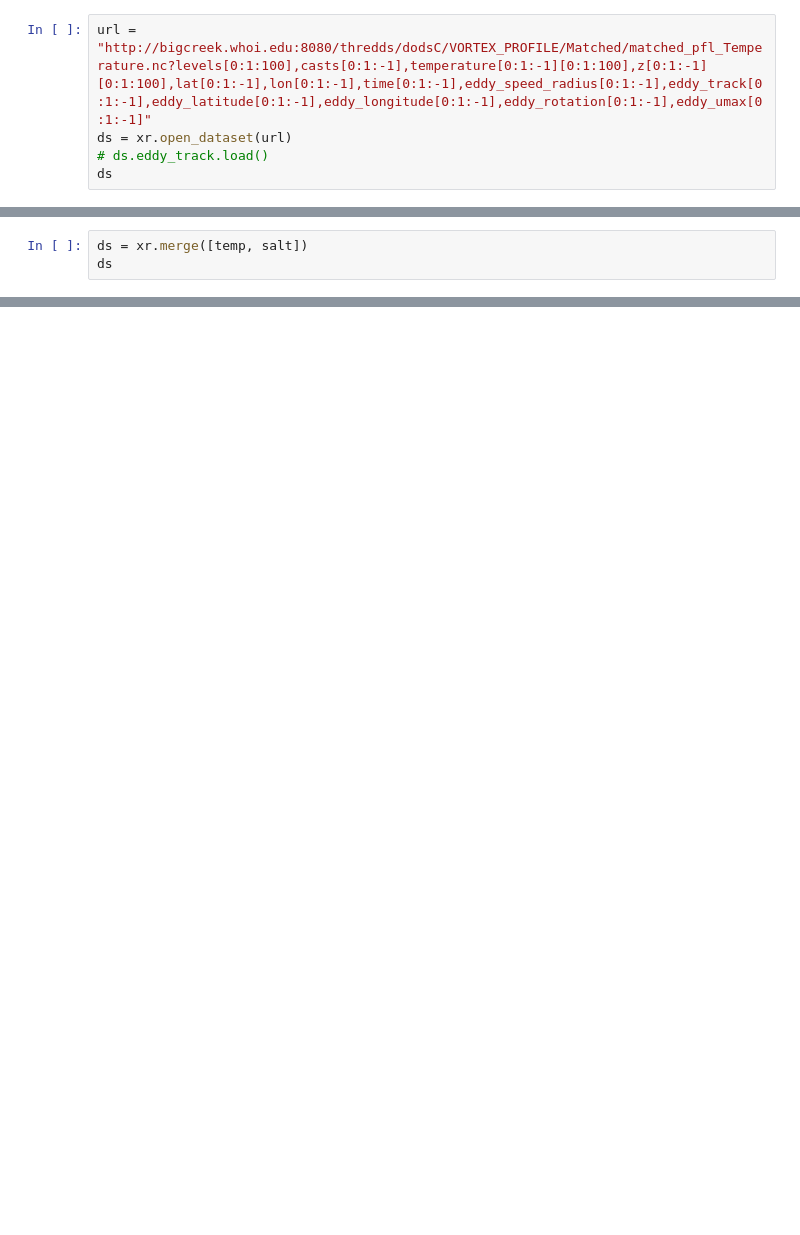
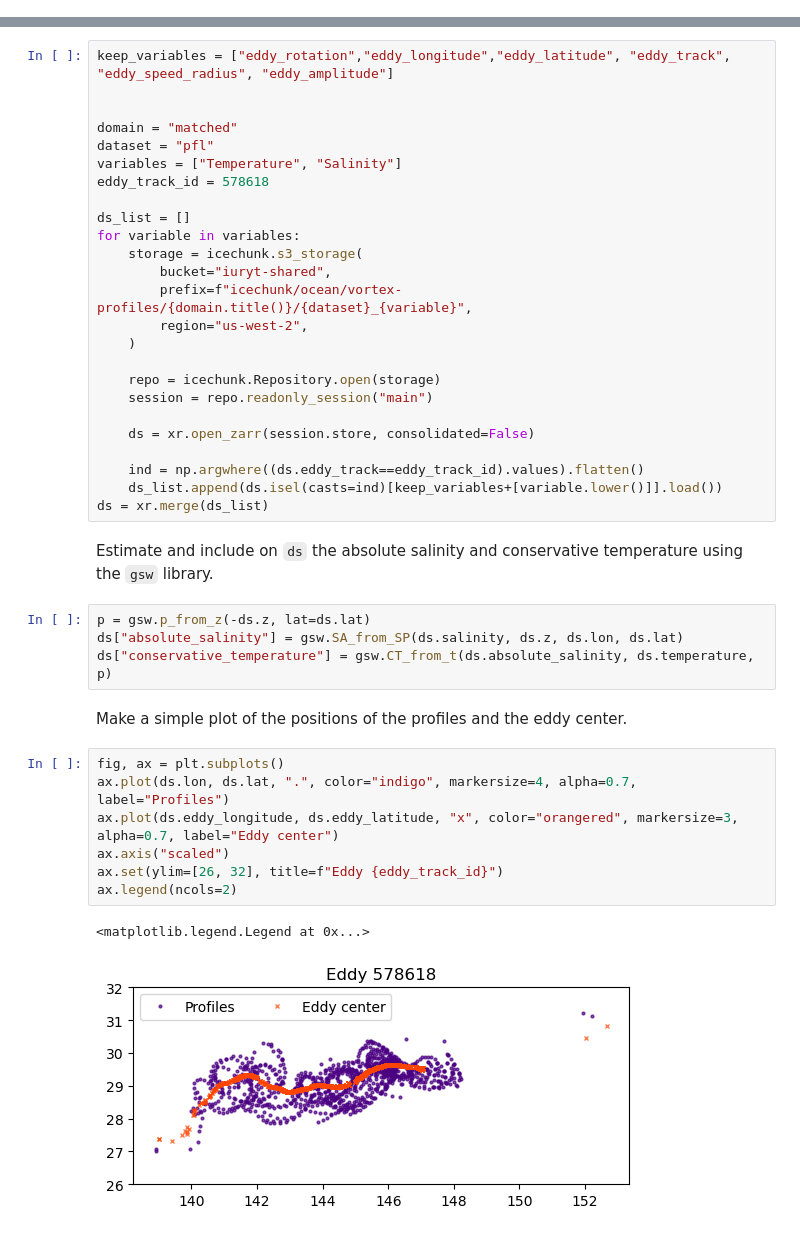
Before and after one commit to iuryt/vortex_profile_matching, a Jupyter notebook: examples/unique_eddy.ipynb, the cells around one changed output, grey strips where cells are left out. Drawn from its saved outputs; the diff is of its cells as text; blank space fills up the shorter version.

Commit message:
unique eddy analysis

```diff
--- a/examples/unique_eddy.ipynb
+++ b/examples/unique_eddy.ipynb
@@ -98,5 +0,0 @@ Data variables:
-# %%
-url = "http://bigcreek.whoi.edu:8080/thredds/dodsC/VORTEX_PROFILE/Matched/matched_pfl_Temperature.nc?levels[0:1:100],casts[0:1:-1],temperature[0:1:-1][0:1:100],z[0:1:-1][0:1:100],lat[0:1:-1],lon[0:1:-1],time[0:1:-1],eddy_speed_radius[0:1:-1],eddy_track[0:1:-1],eddy_latitude[0:1:-1],eddy_longitude[0:1:-1],eddy_rotation[0:1:-1],eddy_umax[0:1:-1]"
-ds = xr.open_dataset(url)
-# ds.eddy_track.load()
-ds
@@ -191,3 +0,0 @@ We now combine the temperature and salinity profiles based on common cast ids.
-# %%
-ds = xr.merge([temp, salt])
-ds
@@ -335,0 +31,43 @@ This plot effectively captures the contrasting thermal structures of cyclones an
+# %%
+keep_variables = ["eddy_rotation","eddy_longitude","eddy_latitude", "eddy_track", "eddy_speed_radius", "eddy_amplitude"]
+
+
+domain = "matched"
+dataset = "pfl"
+variables = ["Temperature", "Salinity"]
+eddy_track_id = 578618
+
+ds_list = []
+for variable in variables:
+    storage = icechunk.s3_storage(
+        bucket="iuryt-shared",
+        prefix=f"icechunk/ocean/vortex-profiles/{domain.title()}/{dataset}_{variable}",
+        region="us-west-2",
+    )
+
+    repo = icechunk.Repository.open(storage)
+    session = repo.readonly_session("main")
+
+    ds = xr.open_zarr(session.store, consolidated=False)
+
+    ind = np.argwhere((ds.eddy_track==eddy_track_id).values).flatten()
+    ds_list.append(ds.isel(casts=ind)[keep_variables+[variable.lower()]].load())
+ds = xr.merge(ds_list)
+# %% [markdown]
+Estimate and include on `ds` the absolute salinity and conservative temperature using the `gsw` library.
+# %%
+p = gsw.p_from_z(-ds.z, lat=ds.lat)
+ds["absolute_salinity"] = gsw.SA_from_SP(ds.salinity, ds.z, ds.lon, ds.lat)
+ds["conservative_temperature"] = gsw.CT_from_t(ds.absolute_salinity, ds.temperature, p)
+# %% [markdown]
+Make a simple plot of the positions of the profiles and the eddy center.
+# %%
+fig, ax = plt.subplots()
+ax.plot(ds.lon, ds.lat, ".", color="indigo", markersize=4, alpha=0.7, label="Profiles")
+ax.plot(ds.eddy_longitude, ds.eddy_latitude, "x", color="orangered", markersize=3, alpha=0.7, label="Eddy center")
+ax.axis("scaled")
+ax.set(ylim=[26, 32], title=f"Eddy {eddy_track_id}")
+ax.legend(ncols=2)
+# %% [output]
+<matplotlib.legend.Legend at 0x...>
+[figure, added]
```
Also changed, not shown: parts of 53 cells of this notebook.
